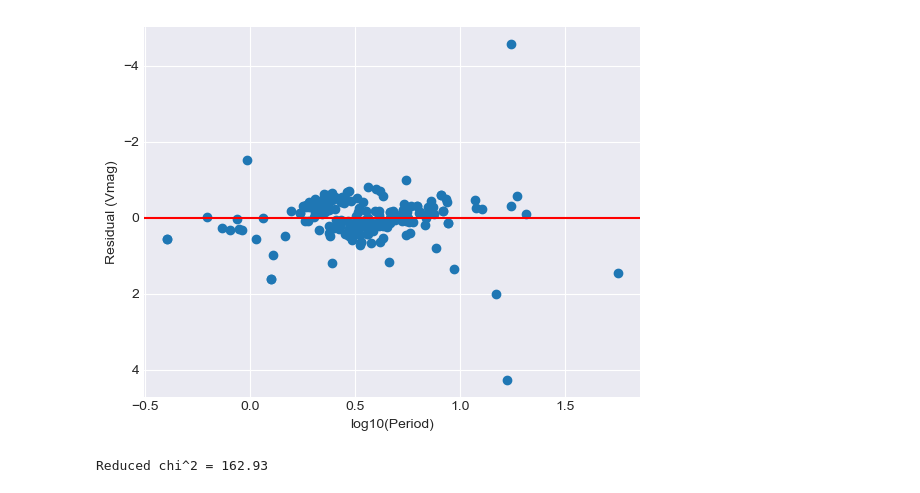
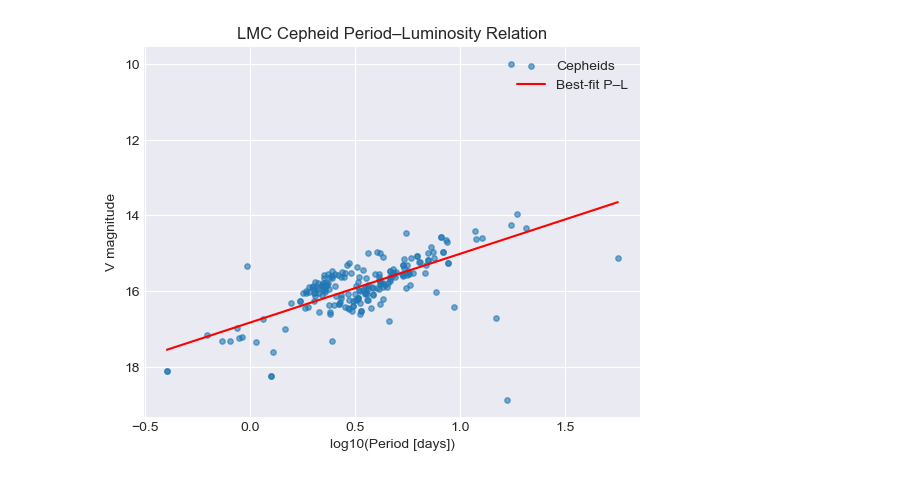
Before and after one commit to MUTEJIMMY/Astron1221_Project3_Cepheids_Abdirahman_Kyle, a Jupyter notebook: Project3_Cepheids.ipynb, the cells around one changed output. Drawn from its saved outputs; the diff is of its cells as text; code cells hidden in the pictures.

```diff
--- a/Project3_Cepheids.ipynb
+++ b/Project3_Cepheids.ipynb
@@ -57,11 +8,12 @@ memory usage: 16.2+ KB
 # %%
-# 1. choose numeric columns
+# Load OGLE Cepheid catalog (LMC)
+data_path = Path("asu.tsv")
+df = pd.read_csv(data_path, sep="\t", comment="#")
+
+# Convert selected columns to numeric
 num_cols = ["Per", "Vmag", "Imag", "E(B-V)"]
-
-# 2. convert them from strings -> numbers
 for col in num_cols:
     df[col] = pd.to_numeric(df[col], errors="coerce")
 
-# 3. check that it worked
-df[num_cols].info()
-df[num_cols].describe()
+# Drop rows with missing period or V magnitude
+clean = df[["Per", "Vmag"]].dropna()
@@ -89,10 +19,0 @@ memory usage: 6.6 KB
-# %%
-import numpy as np
-import matplotlib.pyplot as plt   # if you haven't already
-
-clean = df[num_cols].dropna()
-
-plt.scatter(np.log10(clean["Per"]), clean["Vmag"])
-plt.xlabel("log10(Period [days])")
-plt.ylabel("V magnitude")
-plt.gca().invert_yaxis()   # optional, makes brighter stars higher
@@ -140,23 +48,15 @@ b = 16.833876258014456 ± 0.0946063818445925
-# %%
-# residuals check
-resid = V - pl_model(logP, a, b)
-
-plt.figure()
-plt.scatter(logP, resid)
-plt.axhline(0, color="red")
-plt.xlabel("log10(Period)")
-plt.ylabel("Residual (Vmag)")
-plt.gca().invert_yaxis()   # optional
-# %% [output]
-[figure, removed]
-# %%
-# Reduced chi-squared for the P–L fit
-sigma = 0.05   # assume 0.05 mag uncertainty per star (you can tweak this)
-dof = len(resid) - 2   # number of data points minus number of parameters (a, b)
-
-chi2 = np.sum((resid / sigma)**2)
-red_chi2 = chi2 / dof
-
-print(f"Reduced chi^2 = {red_chi2:.2f}")
-# %% [output]
-Reduced chi^2 = 162.93
+# %%
+plt.figure()
+plt.scatter(logP, V, s=15, alpha=0.6, label="Cepheids")
+
+x = np.linspace(logP.min(), logP.max(), 200)
+plt.plot(x, pl_model(x, a, b), color="red", label="Best-fit P–L")
+
+plt.gca().invert_yaxis()
+plt.xlabel("log10(Period [days])")
+plt.ylabel("V magnitude")
+plt.legend()
+plt.title("LMC Cepheid Period–Luminosity Relation")
+plt.show()
+# %% [output]
+[figure, added]
```
Also changed, not shown: parts of 8 cells of this notebook.
